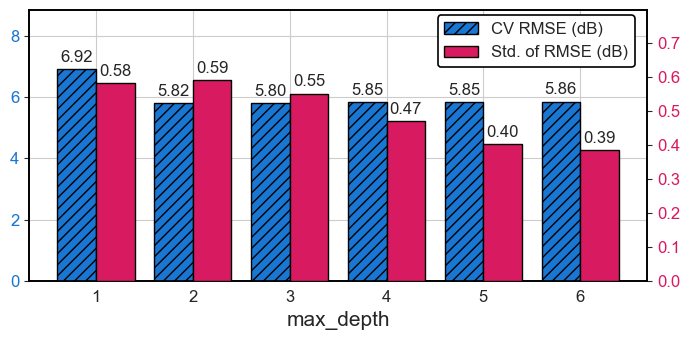
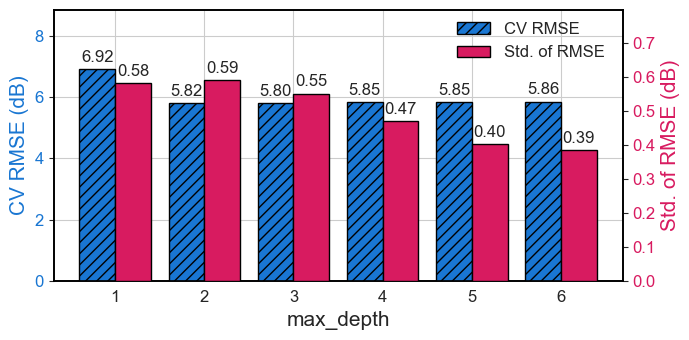
Code edit (unified diff) that turned the first committed figure into the second:
--- before
+++ after
@@ -20,17 +20,10 @@
 fig, ax1 = plt.subplots(figsize=(7, 3.5))
 
-bars1 = ax1.bar(
-    x - bar_width / 2,
-    cv_df_plot["best_cv_rmse"],
-    bar_width,
-    color="#1976d2",
-    edgecolor="black",
-    linewidth=1,
-    zorder=3,
-)
+bars1 = ax1.bar(x - bar_width / 2, cv_df_plot["best_cv_rmse"], bar_width, color="#1976d2", edgecolor="black", linewidth=1, zorder=3)
 for bar in bars1:
     bar.set_hatch("///")
 
 ax1.set_xlabel("max_depth", fontsize=axis_labelsize)
+ax1.set_ylabel("CV RMSE (dB)", fontsize=axis_labelsize, color="#1976d2")
 ax1.set_xticks(x)
 ax1.set_xticklabels([f"{int(v)}" for v in cv_df_plot["max_depth"]], fontsize=tick_fontsize)
@@ -39,13 +32,6 @@
 
 ax2 = ax1.twinx()
-bars2 = ax2.bar(
-    x + bar_width / 2,
-    cv_df_plot["std_cv_rmse"],
-    bar_width,
-    color="#d81b60",
-    edgecolor="black",
-    linewidth=1,
-    zorder=3,
-)
+bars2 = ax2.bar(x + bar_width / 2, cv_df_plot["std_cv_rmse"], bar_width, color="#d81b60", edgecolor="black", linewidth=1, zorder=3)
+ax2.set_ylabel("Std. of RMSE (dB)", fontsize=axis_labelsize, color="#d81b60")
 ax2.tick_params(axis="y", labelcolor="#d81b60", labelsize=tick_fontsize)
 ax2.grid(False)
@@ -64,22 +50,11 @@
 
 handles = [
-    plt.Rectangle((0, 0), 1, 1, facecolor="#1976d2", edgecolor="black", hatch="///", label="CV RMSE (dB)"),
-    plt.Rectangle((0, 0), 1, 1, facecolor="#d81b60", edgecolor="black", label="Std. of RMSE (dB)"),
+    plt.Rectangle((0, 0), 1, 1, facecolor="#1976d2", edgecolor="black", hatch="///", label="CV RMSE"),
+    plt.Rectangle((0, 0), 1, 1, facecolor="#d81b60", edgecolor="black", label="Std. of RMSE"),
 ]
-leg = ax1.legend(
-    handles=handles,
-    loc="upper right",
-    bbox_to_anchor=(0.98, 0.98),
-    borderaxespad=0.0,
-    fontsize=legend_fontsize,
-    frameon=True,
-    framealpha=1.0,
-)
-leg.get_frame().set_edgecolor("black")
-leg.get_frame().set_linewidth(1.2)
-leg.get_frame().set_facecolor("white")
+leg = ax1.legend(handles=handles, loc="upper right", bbox_to_anchor=(0.98, 0.98), borderaxespad=0.0, fontsize=legend_fontsize, frameon=False)
 
 fig.tight_layout()
-fig_path = os.path.join(FIGURES_DIR, "LGBM_bestRMSE_STD_perDepth_first6.png")
+fig_path = os.path.join(FIGURES_DIR, "LGBM_bestRMSE_STD_perDepth.png")
 plt.savefig(fig_path, dpi=2000, bbox_inches="tight", pad_inches=0.03)
 plt.show()

Commit: CV plots for paper alignment